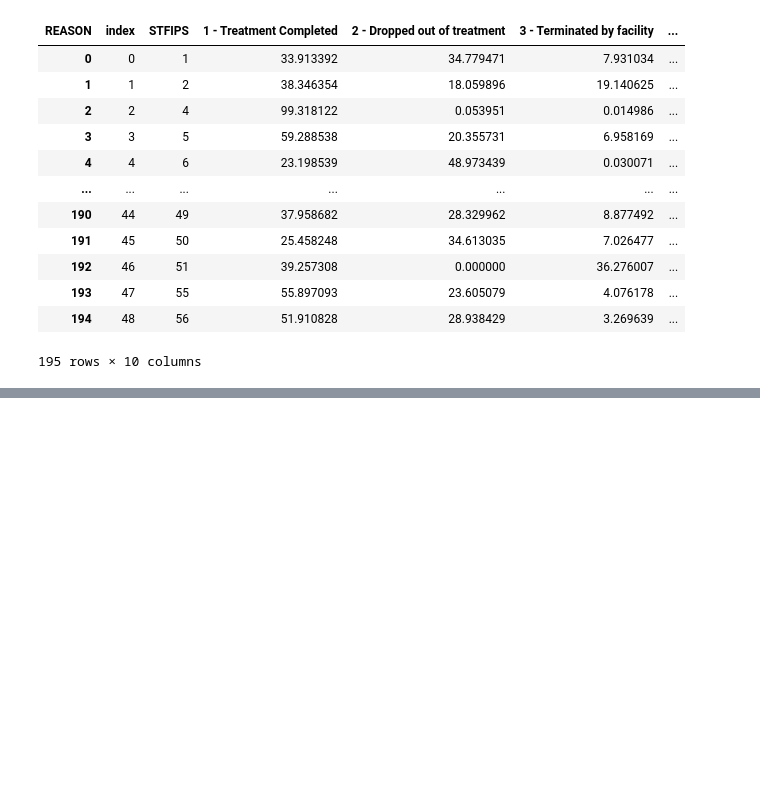
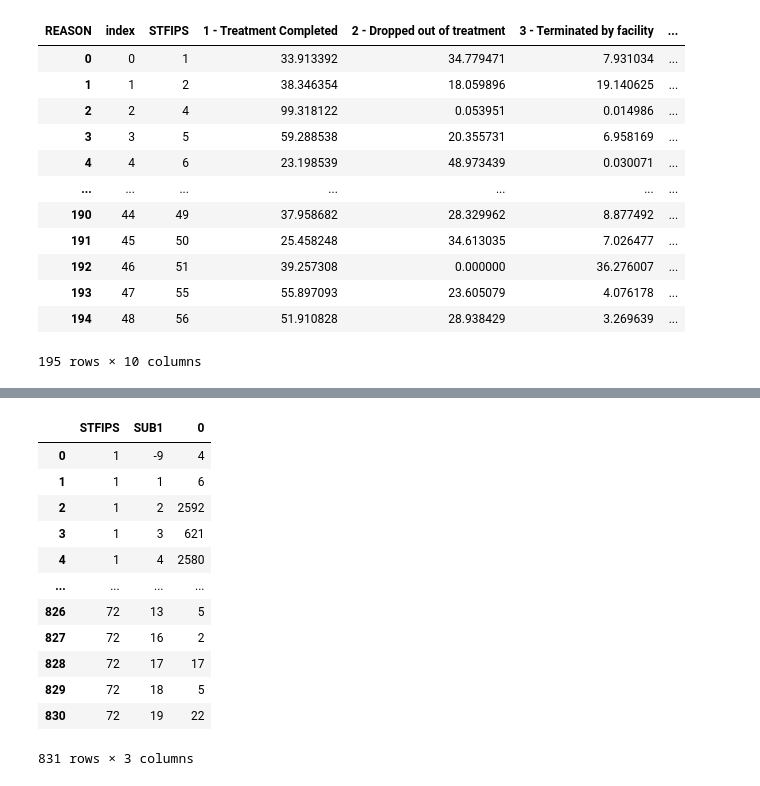
Before and after one commit to ricky-wong/siads697-project, a Jupyter notebook: Visual_Testing.ipynb, the cells around one changed output, grey strips where cells are left out. Drawn from its saved outputs; the diff is of its cells as text; code cells hidden in the pictures; blank space fills up the shorter version.

```diff
--- a/Visual_Testing.ipynb
+++ b/Visual_Testing.ipynb
@@ -163,0 +272,16 @@ filter_year
+# %%
+df2019.groupby(['STFIPS','SUB1']).size().reset_index()
+# %% [output]
+|  | STFIPS | SUB1 | 0 |
+| 0 | 1 | -9 | 4 |
+| 1 | 1 | 1 | 6 |
+| 2 | 1 | 2 | 2592 |
+| 3 | 1 | 3 | 621 |
+| 4 | 1 | 4 | 2580 |
+| ... | ... | ... | ... |
+| 826 | 72 | 13 | 5 |
+| 827 | 72 | 16 | 2 |
+| 828 | 72 | 17 | 17 |
+| 829 | 72 | 18 | 5 |
+| 830 | 72 | 19 | 22 |
+831 rows × 3 columns
```
Also changed, not shown: parts of 13 cells of this notebook.
